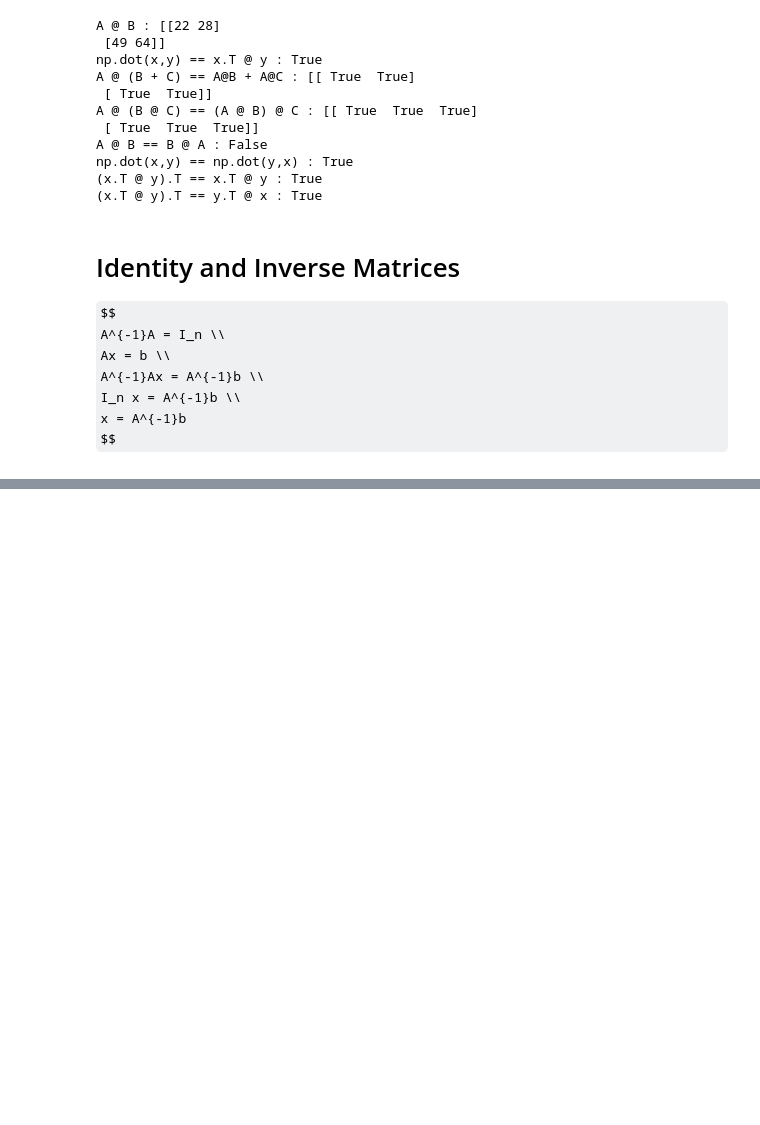
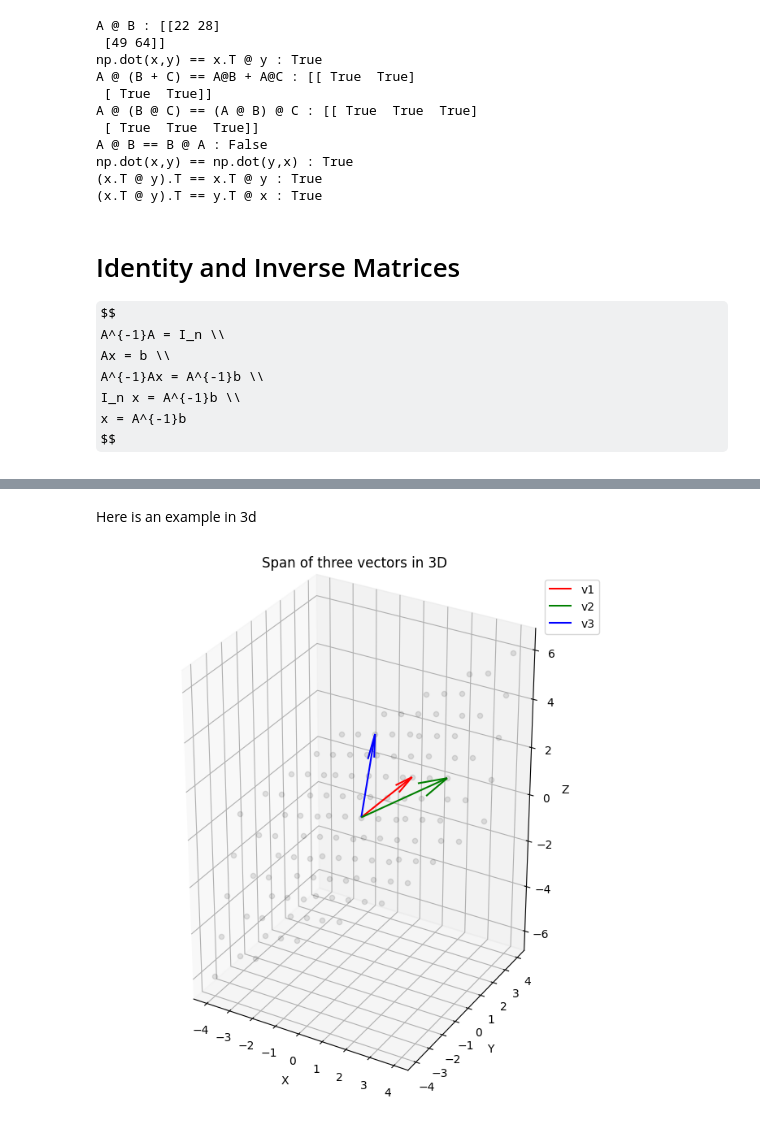
Before and after one commit to woodRock/deep-learning-goodfellow, a Jupyter notebook: chapter_2_linear_algebra.ipynb, the cells around one changed output, grey strips where cells are left out. Cells and saved outputs as stored; diff of their text form; code cells hidden in the pictures; some formulas as TeX source; blank space fills up the shorter version.

```diff
--- a/chapter_2_linear_algebra.ipynb
+++ b/chapter_2_linear_algebra.ipynb
@@ -154,0 +257,44 @@ np.allclose(ainv @ a, np.eye(2)) : True
+# %% [markdown]
+Here is an example in 3d
+# %%
+import numpy as np
+import matplotlib.pyplot as plt
+from mpl_toolkits.mplot3d import Axes3D
+
+def plot_3d_span(v1, v2, v3):
+    fig = plt.figure(figsize=(10, 8))
+    ax = fig.add_subplot(111, projection='3d')
+
+    # Plot original vectors
+    ax.quiver(0, 0, 0, v1[0], v1[1], v1[2], color='r', label='v1')
+    ax.quiver(0, 0, 0, v2[0], v2[1], v2[2], color='g', label='v2')
+    ax.quiver(0, 0, 0, v3[0], v3[1], v3[2], color='b', label='v3')
+
+    # Plot span
+    for t1 in np.linspace(-1, 1, 5):
+        for t2 in np.linspace(-1, 1, 5):
+            for t3 in np.linspace(-1, 1, 5):
+                v = t1*v1 + t2*v2 + t3*v3
+                ax.scatter(v[0], v[1], v[2], color='k', alpha=0.1)
+
+    # Set labels and title
+    ax.set_xlabel('X')
+    ax.set_ylabel('Y')
+    ax.set_zlabel('Z')
+    ax.set_title("Span of three vectors in 3D")
+
+    # Set equal aspect ratio
+    max_range = np.array([ax.get_xlim(), ax.get_ylim(), ax.get_zlim()]).T
+    ax.set_box_aspect((max_range[1]-max_range[0]).tolist())
+
+    ax.legend()
+    plt.show()
+
+# Example usage
+v1 = np.array([1, 2, 1])
+v2 = np.array([3, 1, 2])
+v3 = np.array([0, 1, 3])
+
+plot_3d_span(v1, v2, v3)
+# %% [output]
+[figure, added]
```
Also changed, not shown: parts of 32 cells of this notebook.
